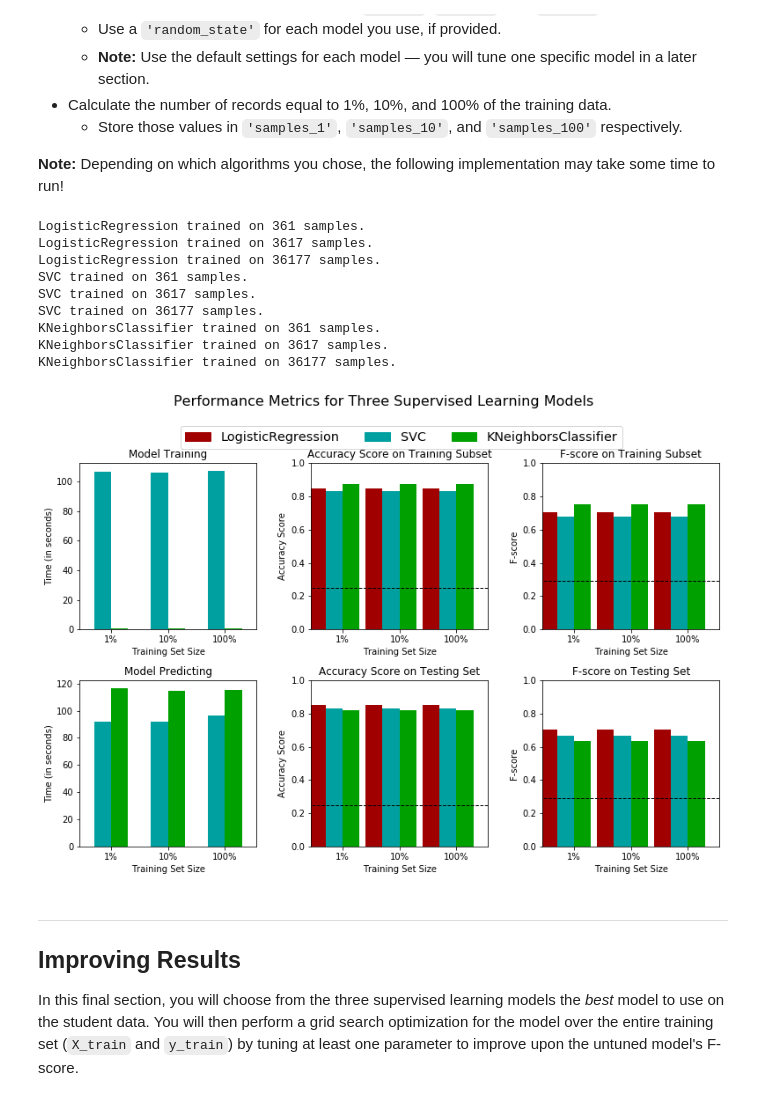
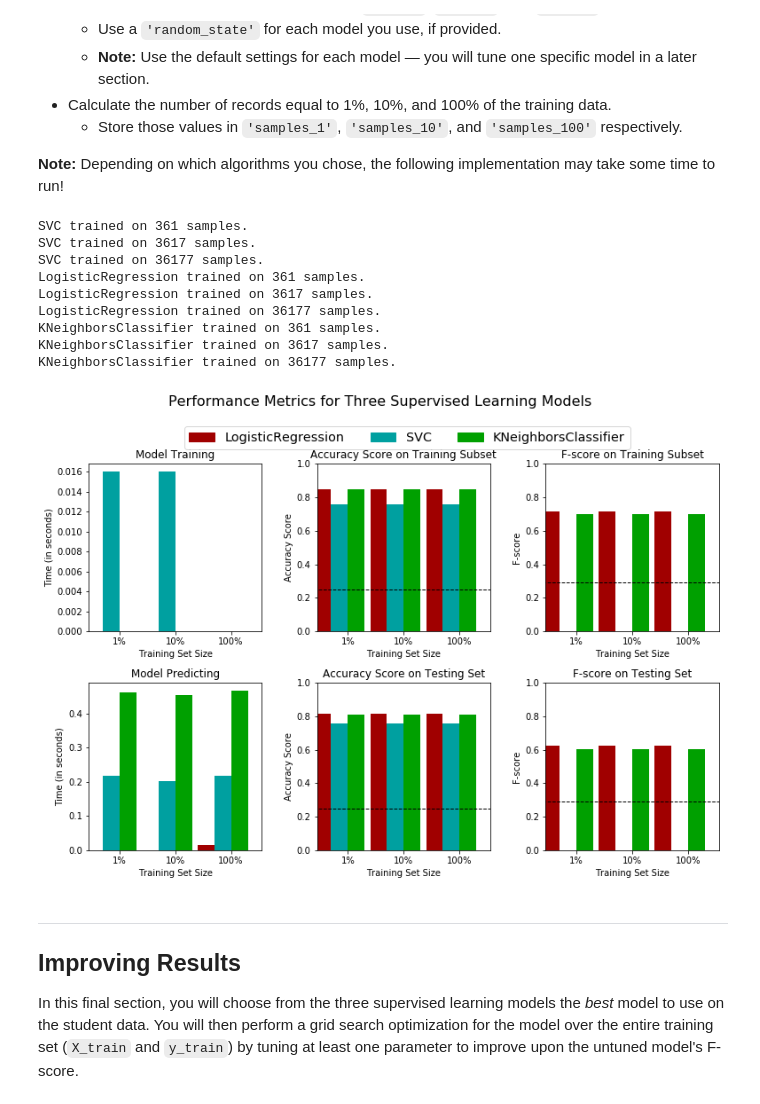
Before and after one commit to scanthony/machine-learning-nanod-anthony, a Jupyter notebook: projects/finding_donors/finding_donors.ipynb, the cells around one changed output. Saved outputs shown, nothing was run; the diff lists cells and outputs as text; code cells hidden in the pictures.

```diff
--- a/projects/finding_donors/finding_donors.ipynb
+++ b/projects/finding_donors/finding_donors.ipynb
@@ -160,16 +160,10 @@ Additionally, as with the non-numeric features, we need to convert the non-numer
    - Set records with "<=50K" to `0` and records with ">50K" to `1`.
 # %%
 # TODO: One-hot encode the 'features_raw' data using pandas.get_dummies()
-to_be_onehot = ['workclass', 'education_level', 'marital-status', 'occupation', 'relationship', 'race', 'sex', 'native-country']
-
-features_onehot = pd.get_dummies(features_raw)
-
-features = pd.concat([features_onehot, features_raw[numerical]], axis=1)
+features = pd.get_dummies(features_raw)
 
 # TODO: Encode the 'income_raw' data to numerical values
-# income = [(lambda ii: 0 if ii == '<=50K' else 1) for ii in income_raw]
-income = income_raw.apply(lambda x: 1 if x == '>50K' else 0)
-# print income[:5]
+income = income_raw.apply(lambda x: 0 if x == '<=50K' else 1)
 
 # Print the number of features after one-hot encoding
 encoded = list(features.columns)
@@ -332,7 +326,7 @@ def train_predict(learner, sample_size, X_train, y_train, X_test, y_test):
     # TODO: Fit the learner to the training data using slicing with 'sample_size'
     start = time() # Get start time
     # print "Start"
-    learner.fit(X_train, y_train)
+    learner.fit(X_train[:300], y_train[:300])
     # print "End"
     end = time() # Get end time
 
@@ -343,21 +337,22 @@ def train_predict(learner, sample_size, X_train, y_train, X_test, y_test):
     #       then get predictions on the first 300 training samples
     start = time() # Get start time
     predictions_test = learner.predict(X_test)
-    # print predictions_test [:5]
-    predictions_train = learner.predict(X_train)
+    #print predictions_test
+    predictions_train = learner.predict(X_train[:300])
+    #print predictions_train
     end = time() # Get end time
 
     # TODO: Calculate the total prediction time
     results['pred_time'] = end - start
 
     # TODO: Compute accuracy on the first 300 training samples
-    results['acc_train'] = accuracy_score(y_train, predictions_train)
+    results['acc_train'] = accuracy_score(y_train[:300], predictions_train)
 
     # TODO: Compute accuracy on test set
     results['acc_test'] = accuracy_score(y_test, predictions_test)
 
     # TODO: Compute F-score on the the first 300 training samples
-    results['f_train'] = fbeta_score(y_train, predictions_train, beta=0.5)
+    results['f_train'] = fbeta_score(y_train[:300], predictions_train, beta=0.5)
 
     # TODO: Compute F-score on the test set
     results['f_test'] = fbeta_score(y_test, predictions_test, beta=0.5)
@@ -383,39 +378,39 @@ In the code cell, you will need to implement the following:
 from sklearn.linear_model import LogisticRegression
 from sklearn.svm import SVC
 from sklearn.neighbors import KNeighborsClassifier
 
 # TODO: Initialize the three models
-clf_A = LogisticRegression(random_state=666)
-clf_B = SVC(random_state=666)
+clf_A = SVC(random_state=0)
+clf_B = LogisticRegression(random_state=0)
 clf_C = KNeighborsClassifier()
 
 # TODO: Calculate the number of samples for 1%, 10%, and 100% of the training data
 samples_1 = int(len(y_train) * 0.01)
 samples_10 = int(len(y_train) * 0.1)
 samples_100 = len(y_train)
 
 # Collect results on the learners
 results = {}
 for clf in [clf_A, clf_B, clf_C]:
     clf_name = clf.__class__.__name__
     results[clf_name] = {}
     for i, samples in enumerate([samples_1, samples_10, samples_100]):
         results[clf_name][i] = \
         train_predict(clf, samples, X_train, y_train, X_test, y_test)
 
 # Run metrics visualization for the three supervised learning models chosen
 vs.evaluate(results, accuracy, fscore)
 # %% [output]
+SVC trained on 361 samples.
+SVC trained on 3617 samples.
+SVC trained on 36177 samples.
 LogisticRegression trained on 361 samples.
 LogisticRegression trained on 3617 samples.
 LogisticRegression trained on 36177 samples.
-SVC trained on 361 samples.
-SVC trained on 3617 samples.
-SVC trained on 36177 samples.
 KNeighborsClassifier trained on 361 samples.
 KNeighborsClassifier trained on 3617 samples.
 KNeighborsClassifier trained on 36177 samples.
-[figure, old version]
+[figure, new version]
 # %% [markdown]
 ----
 ## Improving Results
```
Also changed, not shown: parts of 10 cells of this notebook, 1 other file.
